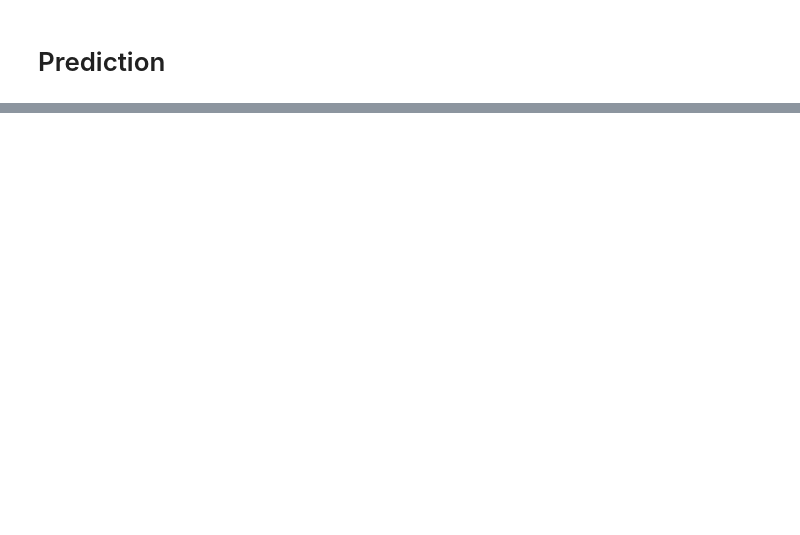
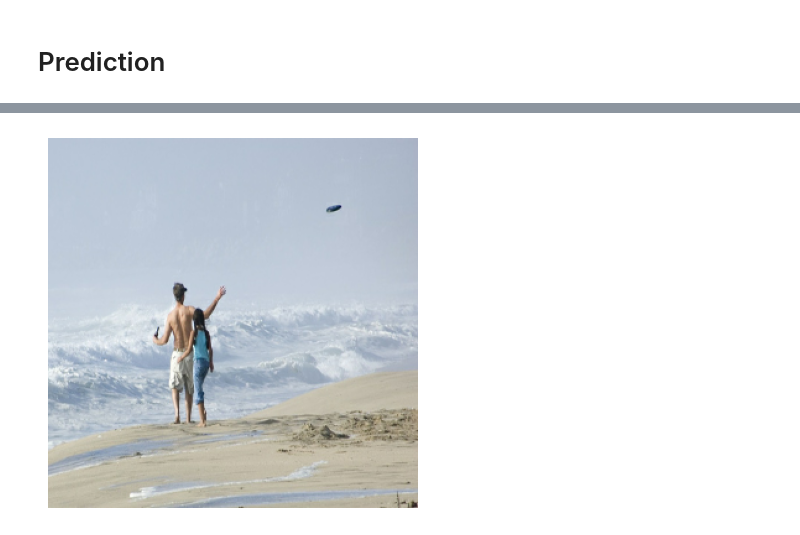
Before and after one commit to xiaodanlu/Deep-Learning-Project-Image-captioning, a Jupyter notebook: code/data_processing.ipynb, the cells around one changed output, grey strips where cells are left out. Drawn from its saved outputs; the diff is of its cells as text; code cells hidden in the pictures; blank space fills up the shorter version.

```diff
--- a/code/data_processing.ipynb
+++ b/code/data_processing.ipynb
@@ -464,0 +529,3 @@ caption_image(test_df["image"][20])
+# %%
+caption_image(test_df["image"][100])
+# %% [output]
@@ -464,0 +550 @@ caption_image(test_df["image"][20])
+[figure, added]
```
Also changed, not shown: parts of 15 cells of this notebook.
